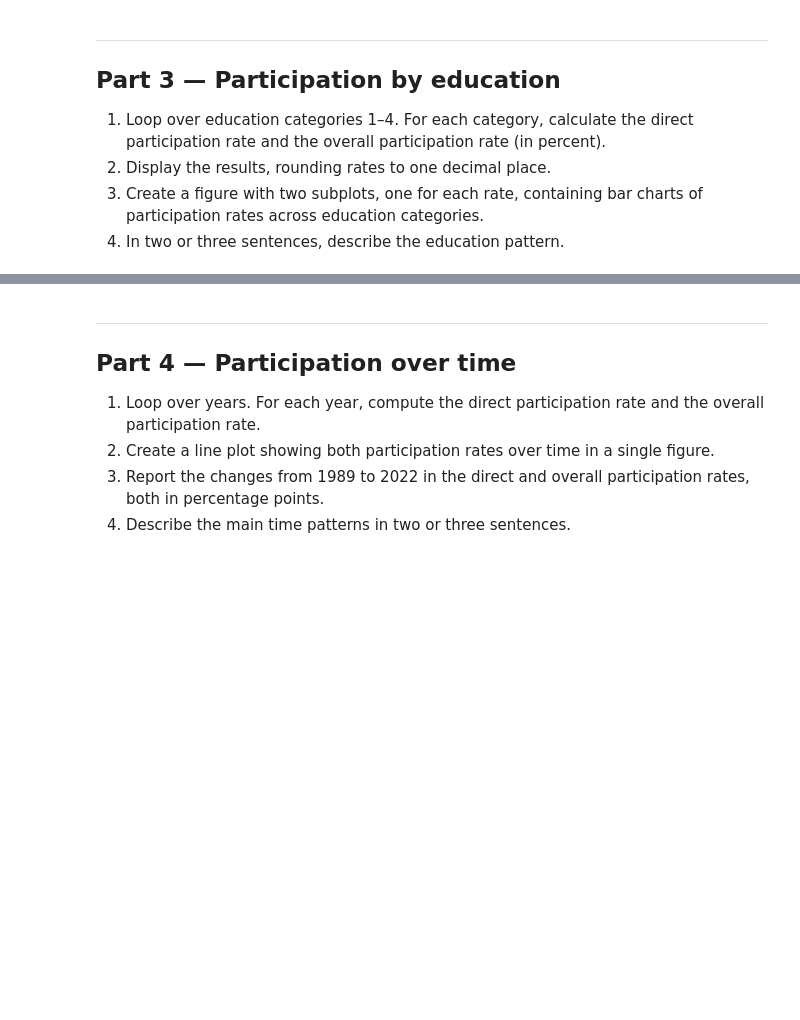
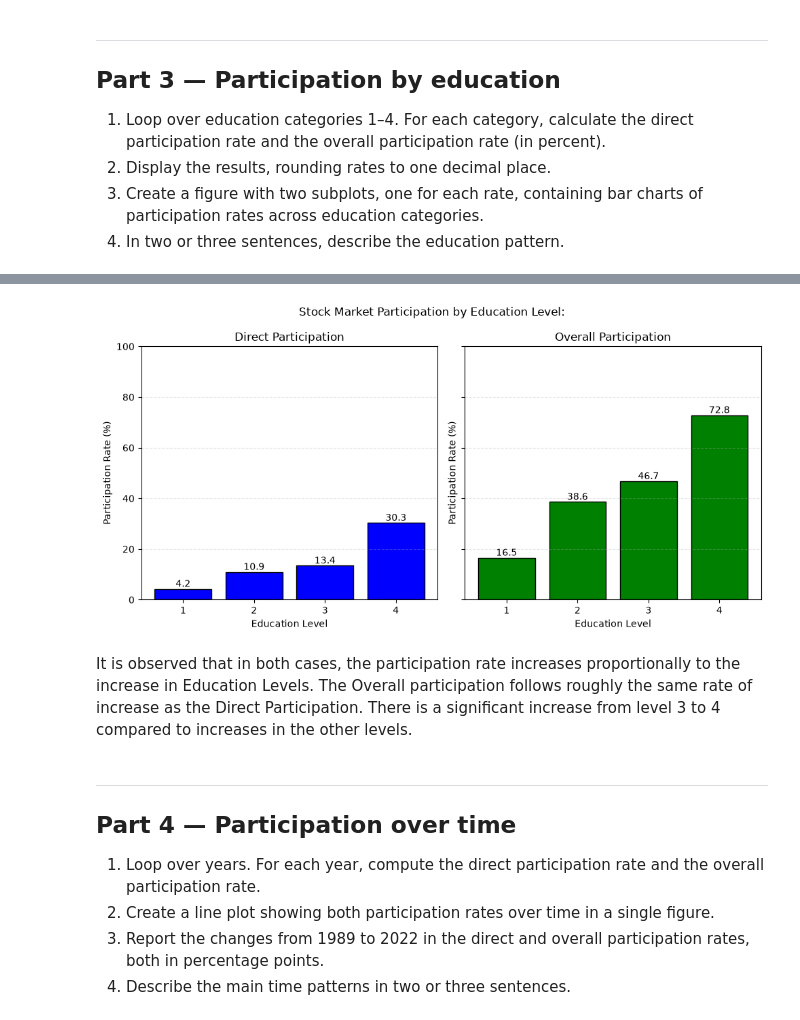
Before and after one commit to leohohner/TECH2-H26_Assignment3, a Jupyter notebook: assignment3.ipynb, the cells around one changed output, grey strips where cells are left out. Cells and saved outputs as stored; diff of their text form; code cells hidden in the pictures; blank space fills up the shorter version.

```diff
--- a/assignment3.ipynb
+++ b/assignment3.ipynb
@@ -194,3 +229,22 @@ built-in `mean()` method.
    results.
 3. Use pandas's built-in `mean()` method to compute the direct and overall
    participation rates. Report the results.
+# %%
+#1 Define the function
+def participation_rate(indicator):
+    """This function calculates the average value of participation rate based on the number of participants"""
+    total = 0
+    #Loop through each observation and add them
+    for obs in indicator:
+        total += obs
+    total_obs = len(indicator)
+    rate = total / total_obs * 100
+    return rate
+
+#Apply Function to direct
+rate_stock_participation = participation_rate(df["direct"])
+print(total_stock_participation)
+
+#Apply Function to overall
+rate_overall_participation = participation_rate(df["overall"])
+print(total_overall_participation)
@@ -207,3 +303,43 @@ built-in `mean()` method.
+# %%
+import matplotlib.pyplot as plt
+
+
+education_levels = [1, 2, 3, 4]
+
+fig, ax = plt.subplots(1, 2, figsize=(10, 5), sharey=True)
+fig.suptitle("Stock Market Participation by Education Level:")
+
+
+#Direct participation
+ax[0].bar(education_levels, Direct_Participation_Education, color="blue", edgecolor="black")
+ax[0].set_title("Direct Participation")
+ax[0].set_xlabel("Education Level")
+ax[0].set_ylabel("Participation Rate (%)")
+ax[0].set_xticks(education_levels)
+ax[0].set_ylim(0,100)
+ax[0].grid(axis="y", linestyle="--", alpha=0.3)
+
+
+#Overall participation
+ax[1].bar(education_levels, Overall_Participation_Education, color="green", edgecolor="black")
+ax[1].set_title("Overall Participation")
+ax[1].set_xlabel("Education Level")
+ax[1].set_ylabel("Participation Rate (%)")
+ax[1].set_xticks(education_levels)
+ax[1].set_ylim(0,100)
+ax[1].grid(axis="y", linestyle="--", alpha=0.3)
+
+#Now add percentage labels
+# Percentage labels
+ax[0].bar_label(bars1)
+ax[1].bar_label(bars2)
+
+plt.tight_layout()
+plt.show()
+# %% [output]
+[figure, added]
+# %% [markdown]
+It is observed that in both cases, the participation rate increases proportionally to the increase in Education Levels. The Overall participation follows roughly the same rate of increase as the Direct Participation. There is a significant increase from level 3 to 4 compared to increases in the other levels.
 # %% [markdown]
 ***
 ## Part 4 — Participation over time
```
Also changed, not shown: parts of 9 cells of this notebook.
